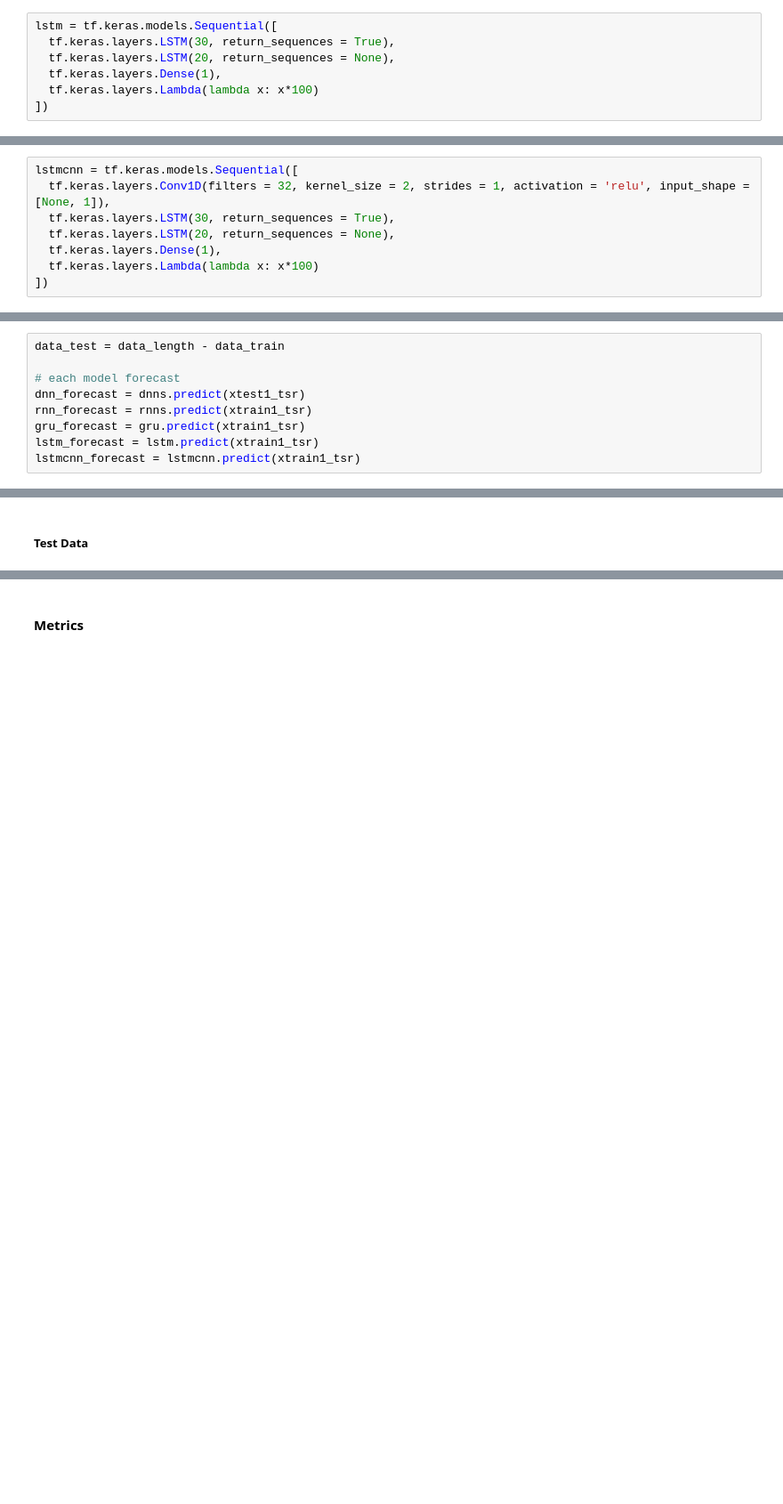
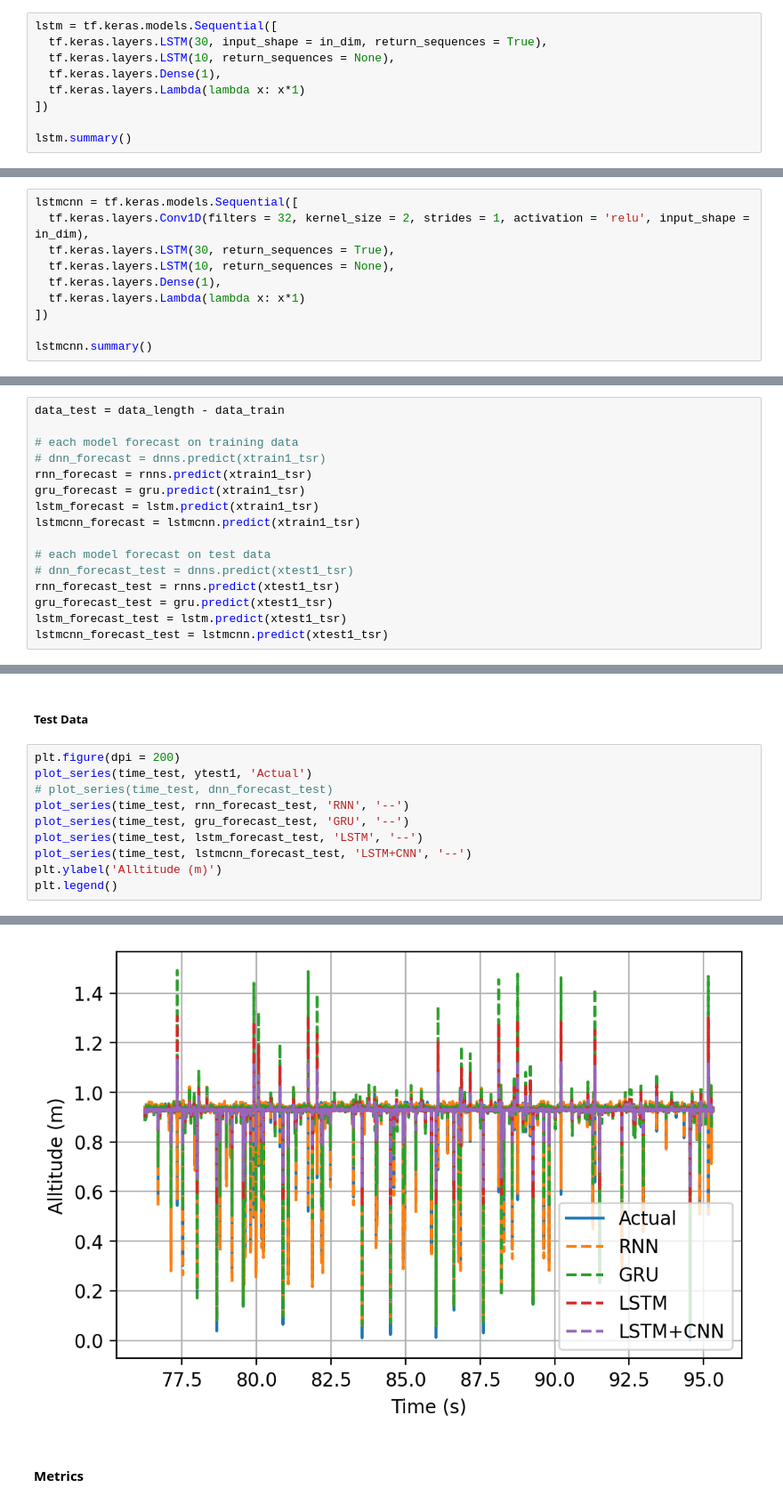
Before and after one commit to brilianputraa/deepiduav, a Jupyter notebook: DEEPIDUAV.ipynb, the cells around one changed output, grey strips where cells are left out. Shown at 89% size. Saved outputs shown, nothing was run; the diff lists cells and outputs as text; blank space fills up the shorter version.

```diff
--- a/DEEPIDUAV.ipynb
+++ b/DEEPIDUAV.ipynb
@@ -165,8 +243,10 @@ gru = tf.keras.models.Sequential([
 #### Long Short Term Memory (LSTM)
 # %%
 lstm = tf.keras.models.Sequential([
-  tf.keras.layers.LSTM(30, return_sequences = True),
-  tf.keras.layers.LSTM(20, return_sequences = None),
+  tf.keras.layers.LSTM(30, input_shape = in_dim, return_sequences = True),
+  tf.keras.layers.LSTM(10, return_sequences = None),
   tf.keras.layers.Dense(1),
-  tf.keras.layers.Lambda(lambda x: x*100)
+  tf.keras.layers.Lambda(lambda x: x*1)
 ])
+
+lstm.summary()
@@ -174,9 +271,11 @@ lstm = tf.keras.models.Sequential([
 #### CNN + LSTM
 # %%
 lstmcnn = tf.keras.models.Sequential([
-  tf.keras.layers.Conv1D(filters = 32, kernel_size = 2, strides = 1, activation = 'relu', input_shape = [None, 1]),
+  tf.keras.layers.Conv1D(filters = 32, kernel_size = 2, strides = 1, activation = 'relu', input_shape = in_dim),
   tf.keras.layers.LSTM(30, return_sequences = True),
-  tf.keras.layers.LSTM(20, return_sequences = None),
+  tf.keras.layers.LSTM(10, return_sequences = None),
   tf.keras.layers.Dense(1),
-  tf.keras.layers.Lambda(lambda x: x*100)
+  tf.keras.layers.Lambda(lambda x: x*1)
 ])
+
+lstmcnn.summary()
@@ -334,9 +577,16 @@ def plot_series(time, series, label, format="-", start=0, end=None):
 # %%
 data_test = data_length - data_train
 
-# each model forecast
-dnn_forecast = dnns.predict(xtest1_tsr)
+# each model forecast on training data
+# dnn_forecast = dnns.predict(xtrain1_tsr)
 rnn_forecast = rnns.predict(xtrain1_tsr)
 gru_forecast = gru.predict(xtrain1_tsr)
 lstm_forecast = lstm.predict(xtrain1_tsr)
 lstmcnn_forecast = lstmcnn.predict(xtrain1_tsr)
+
+# each model forecast on test data
+# dnn_forecast_test = dnns.predict(xtest1_tsr)
+rnn_forecast_test = rnns.predict(xtest1_tsr)
+gru_forecast_test = gru.predict(xtest1_tsr)
+lstm_forecast_test = lstm.predict(xtest1_tsr)
+lstmcnn_forecast_test = lstmcnn.predict(xtest1_tsr)
@@ -360,2 +615,13 @@ plt.legend()
 # %% [markdown]
 ##### Test Data
+# %%
+plt.figure(dpi = 200)
+plot_series(time_test, ytest1, 'Actual')
+# plot_series(time_test, dnn_forecast_test)
+plot_series(time_test, rnn_forecast_test, 'RNN', '--')
+plot_series(time_test, gru_forecast_test, 'GRU', '--')
+plot_series(time_test, lstm_forecast_test, 'LSTM', '--')
+plot_series(time_test, lstmcnn_forecast_test, 'LSTM+CNN', '--')
+plt.ylabel('Alltitude (m)')
+plt.legend()
+# %% [output]
@@ -362,2 +629,3 @@ plt.legend()
+[figure, added]
 # %% [markdown]
 #### Metrics
```
Also changed, not shown: parts of 44 cells of this notebook.
